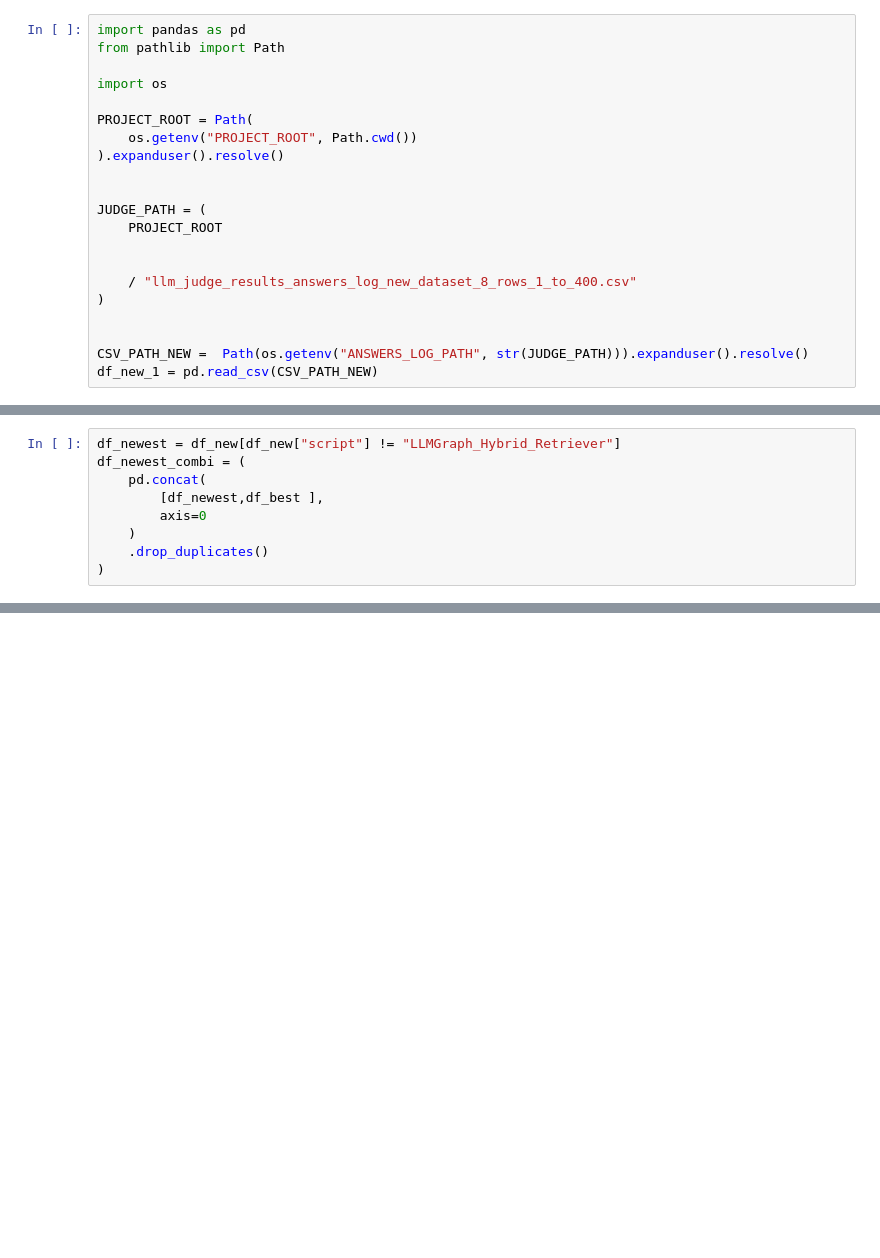
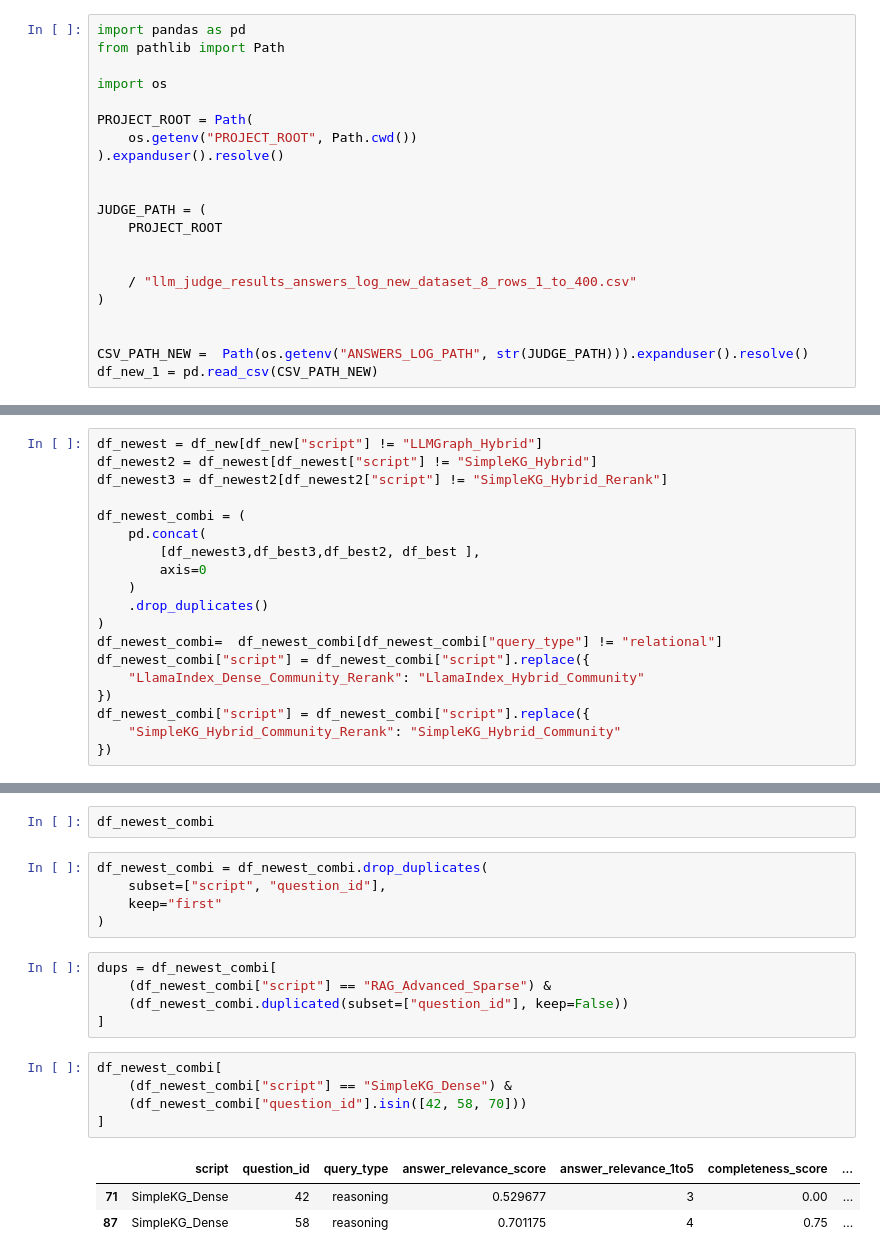
Before and after one commit to nasibatuychieva/master_thesis-rag, a Jupyter notebook: main/evaluation/judge_results/check_results.ipynb, the cells around one changed output, grey strips where cells are left out. Drawn from its saved outputs; the diff is of its cells as text; blank space fills up the shorter version.

```diff
--- a/main/evaluation/judge_results/check_results.ipynb
+++ b/main/evaluation/judge_results/check_results.ipynb
@@ -289,9 +459,19 @@ Name: count, dtype: int64
 # %%
-df_newest = df_new[df_new["script"] != "LLMGraph_Hybrid_Retriever"]
+df_newest = df_new[df_new["script"] != "LLMGraph_Hybrid"]
+df_newest2 = df_newest[df_newest["script"] != "SimpleKG_Hybrid"]
+df_newest3 = df_newest2[df_newest2["script"] != "SimpleKG_Hybrid_Rerank"]
+
 df_newest_combi = (
     pd.concat(
-        [df_newest,df_best ],
+        [df_newest3,df_best3,df_best2, df_best ],
         axis=0
     )
     .drop_duplicates()
 )
+df_newest_combi=  df_newest_combi[df_newest_combi["query_type"] != "relational"]
+df_newest_combi["script"] = df_newest_combi["script"].replace({
+    "LlamaIndex_Dense_Community_Rerank": "LlamaIndex_Hybrid_Community"
+})
+df_newest_combi["script"] = df_newest_combi["script"].replace({
+    "SimpleKG_Hybrid_Community_Rerank": "SimpleKG_Hybrid_Community"
+})
@@ -809,0 +1154,21 @@ RAG_Naive_Hybrid                                      1.67     1.13       2.63
+# %%
+df_newest_combi
+# %%
+df_newest_combi = df_newest_combi.drop_duplicates(
+    subset=["script", "question_id"],
+    keep="first"
+)
+# %%
+dups = df_newest_combi[
+    (df_newest_combi["script"] == "RAG_Advanced_Sparse") &
+    (df_newest_combi.duplicated(subset=["question_id"], keep=False))
+]
+# %%
+df_newest_combi[
+    (df_newest_combi["script"] == "SimpleKG_Dense") &
+    (df_newest_combi["question_id"].isin([42, 58, 70]))
+]
+# %% [output]
+|  | script | question_id | query_type | answer_relevance_score | answer_relevance_1to5 | completeness_score | ... |
+| 71 | SimpleKG_Dense | 42 | reasoning | 0.529677 | 3 | 0.00 | ... |
+| 87 | SimpleKG_Dense | 58 | reasoning | 0.701175 | 4 | 0.75 | ... |
```
Also changed, not shown: parts of 48 cells of this notebook, 24 other files.
